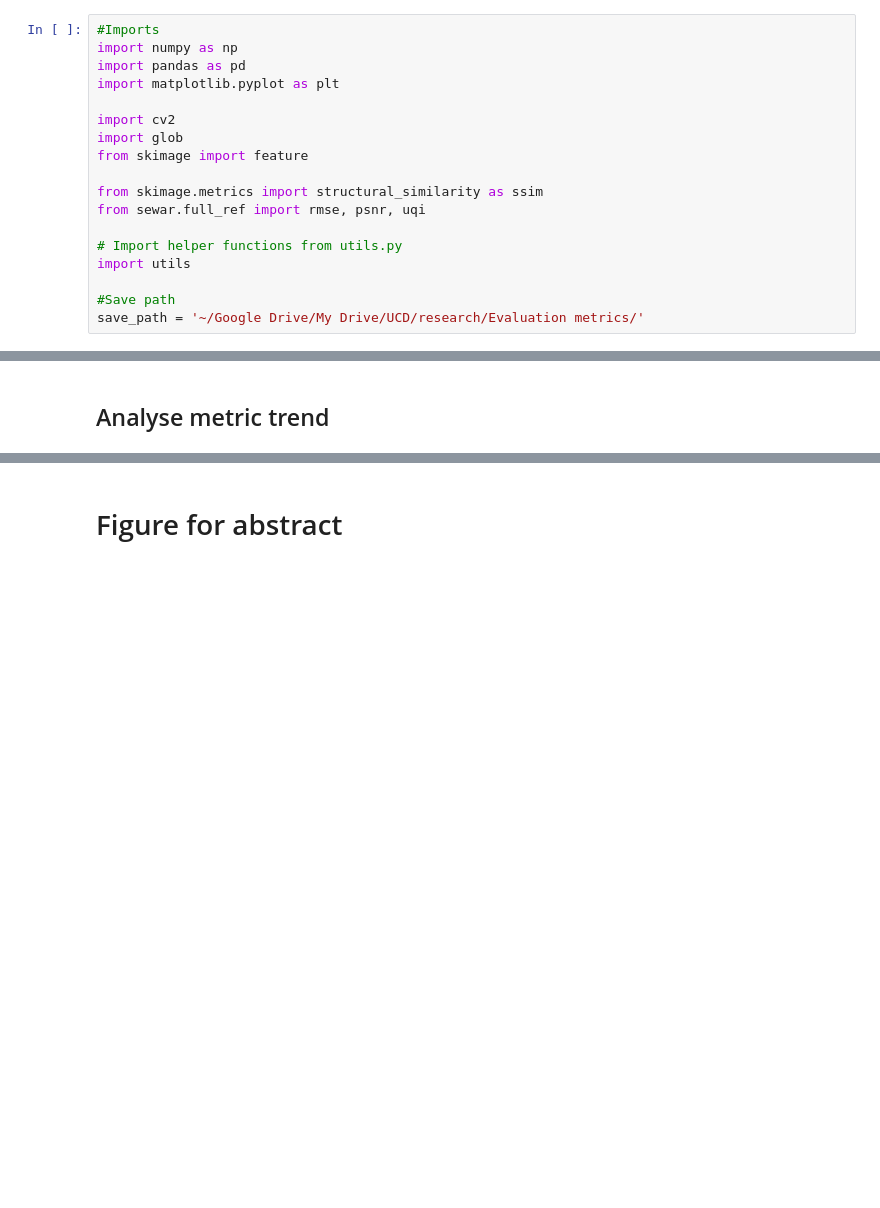
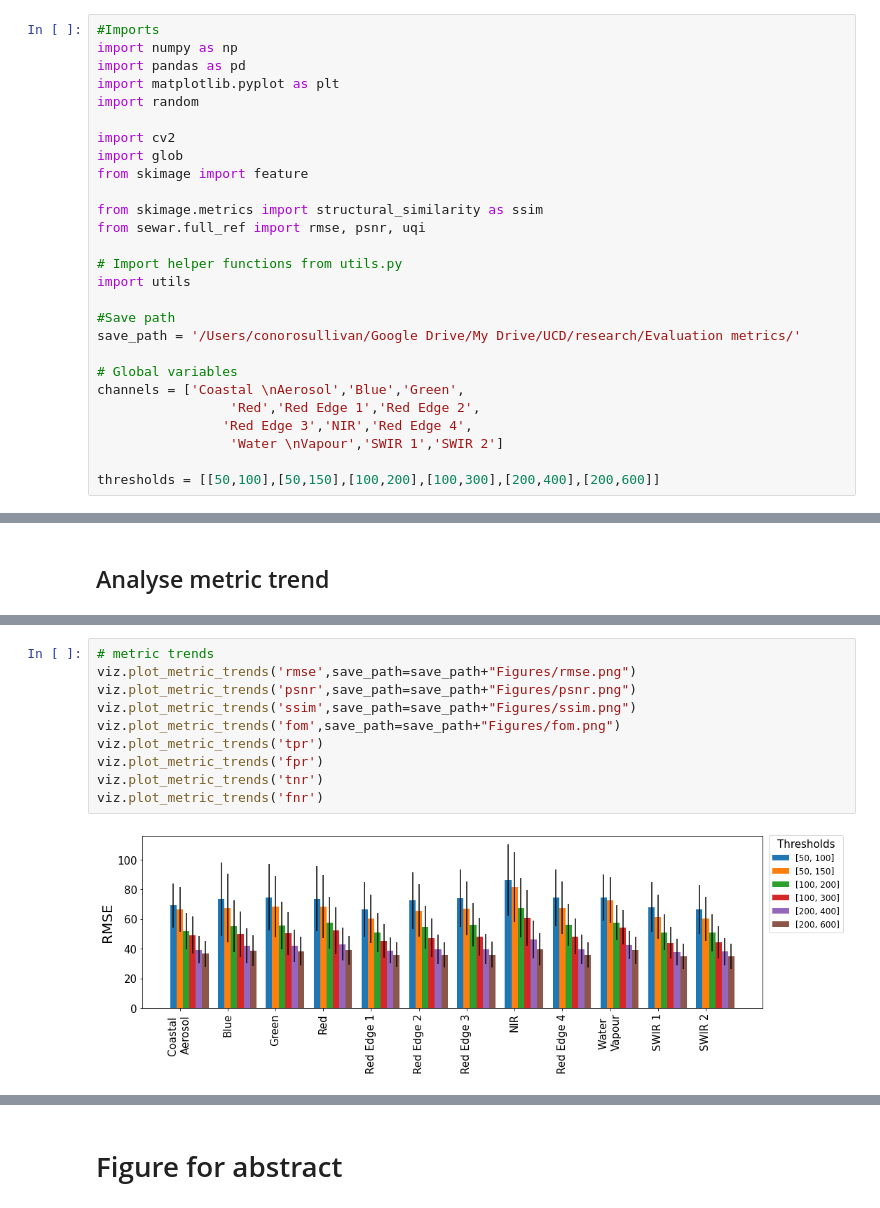
Before and after one commit to conorosully/edge-detection-metrics, a Jupyter notebook: src/comparison-metrics.ipynb, the cells around one changed output, grey strips where cells are left out. Saved outputs shown, nothing was run; the diff lists cells and outputs as text; blank space fills up the shorter version.

Commit message:
Finalised figures for paper

```diff
--- a/src/comparison-metrics.ipynb
+++ b/src/comparison-metrics.ipynb
@@ -9,6 +9,7 @@ Conor O'Sullivan
 import numpy as np
 import pandas as pd
 import matplotlib.pyplot as plt
+import random
 
 import cv2
 import glob
@@ -21,7 +22,15 @@ from sewar.full_ref import rmse, psnr, uqi
 import utils
 
 #Save path
-save_path = '~/Google Drive/My Drive/UCD/research/Evaluation metrics/'
+save_path = '/Users/conorosullivan/Google Drive/My Drive/UCD/research/Evaluation metrics/'
+
+# Global variables
+channels = ['Coastal \nAerosol','Blue','Green',
+                 'Red','Red Edge 1','Red Edge 2',
+                'Red Edge 3','NIR','Red Edge 4',
+                 'Water \nVapour','SWIR 1','SWIR 2']
+
+thresholds = [[50,100],[50,150],[100,200],[100,300],[200,400],[200,600]]
 # %%
 # Reload utils
 import importlib
@@ -165,0 +171,12 @@ utils.plot_metric_trends(df_metrics,'pde')
+# %%
+# metric trends
+viz.plot_metric_trends('rmse',save_path=save_path+"Figures/rmse.png")
+viz.plot_metric_trends('psnr',save_path=save_path+"Figures/psnr.png")
+viz.plot_metric_trends('ssim',save_path=save_path+"Figures/ssim.png")
+viz.plot_metric_trends('fom',save_path=save_path+"Figures/fom.png")
+viz.plot_metric_trends('tpr')
+viz.plot_metric_trends('fpr')
+viz.plot_metric_trends('tnr')
+viz.plot_metric_trends('fnr')
+# %% [output]
+[figure, added]
```
Also changed, not shown: parts of 21 cells of this notebook, 1 other file.
